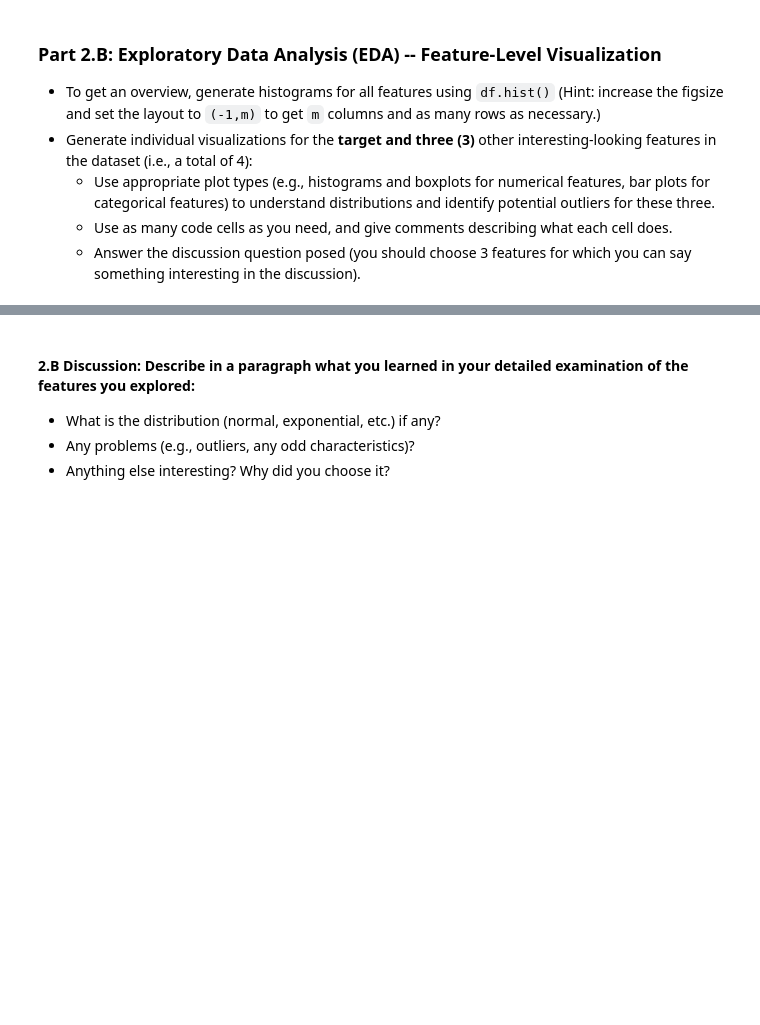
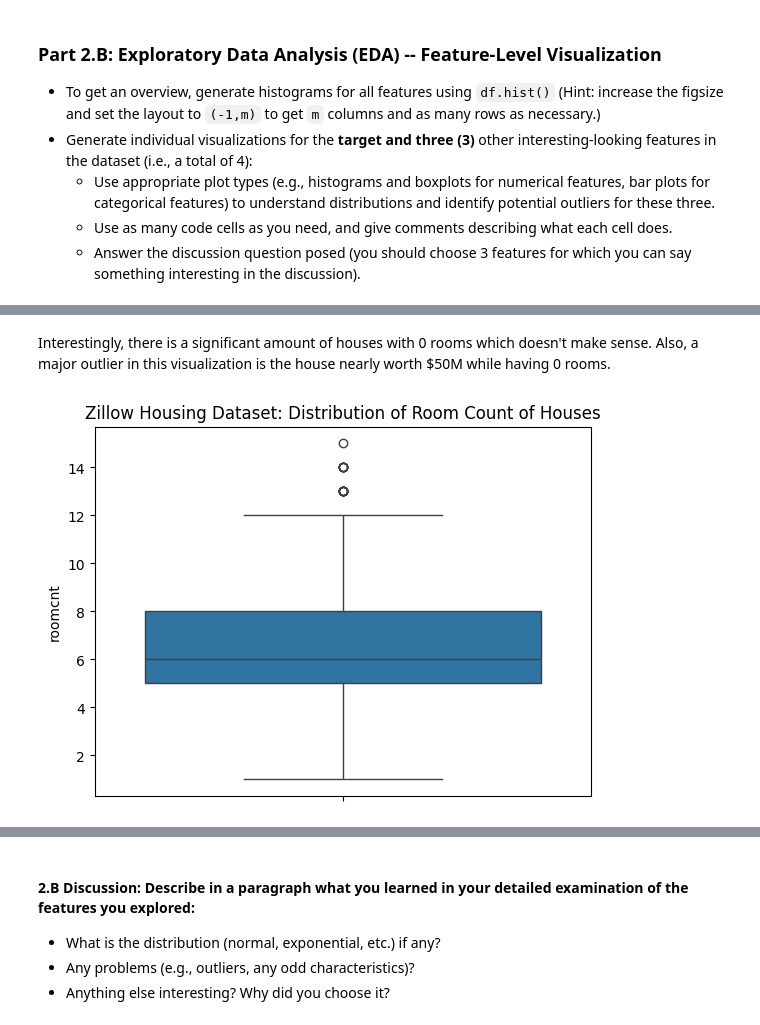
Before and after one commit to aidandig/Mod-3-Milestones-Group-78, a Jupyter notebook: Milestone_01.ipynb, the cells around one changed output, grey strips where cells are left out. Saved outputs shown, nothing was run; the diff lists cells and outputs as text; code cells hidden in the pictures; blank space fills up the shorter version.

```diff
--- a/Milestone_01.ipynb
+++ b/Milestone_01.ipynb
@@ -479,0 +506,8 @@ The cutoff for keeping the features, at least at first glance would be `threequa
+# %% [markdown]
+Interestingly, there is a significant amount of houses with 0 rooms which doesn't make sense. Also, a major outlier in this visualization is the house nearly worth $50M while having 0 rooms.
+# %%
+sns.boxplot(df['roomcnt'][df['roomcnt'] > 0])
+plt.title('Zillow Housing Dataset: Distribution of Room Count of Houses')
+plt.show()
+# %% [output]
+[figure, added]
```
Also changed, not shown: parts of 7 cells of this notebook.
